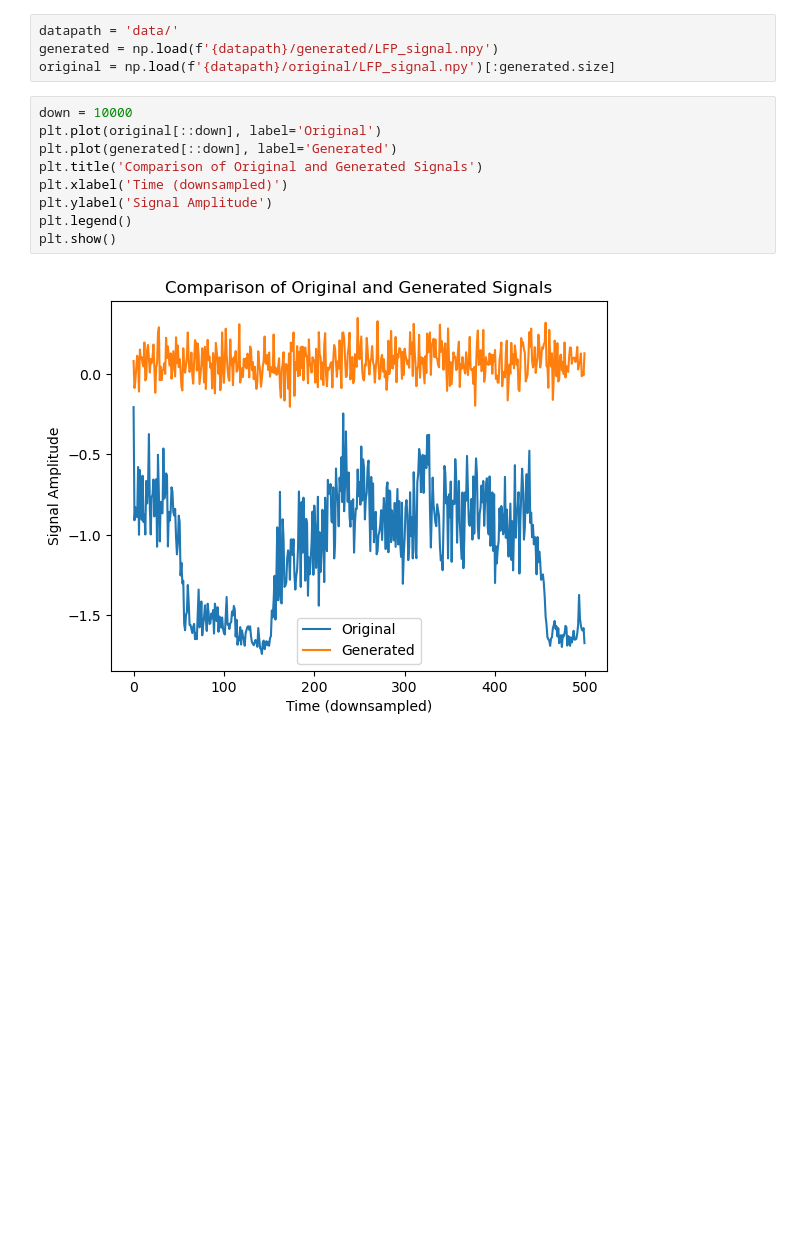
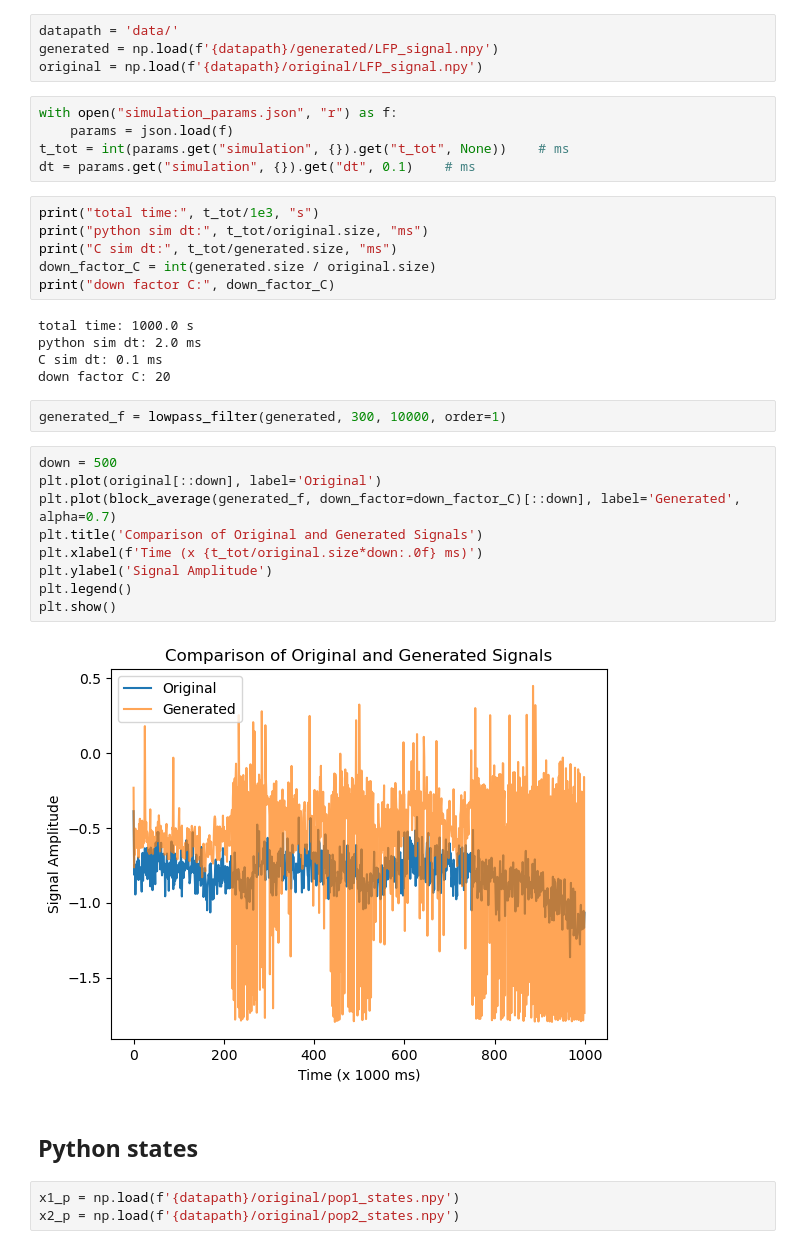
Before and after one commit to lrosati42/epileptor_micro, a Jupyter notebook: visualization.ipynb, the cells around one changed output. Drawn from its saved outputs; the diff is of its cells as text; blank space fills up the shorter version.

```diff
--- a/visualization.ipynb
+++ b/visualization.ipynb
@@ -4,15 +26,38 @@ import numpy as np
 # %%
 datapath = 'data/'
 generated = np.load(f'{datapath}/generated/LFP_signal.npy')
-original = np.load(f'{datapath}/original/LFP_signal.npy')[:generated.size]
+original = np.load(f'{datapath}/original/LFP_signal.npy')
+# %%
+with open("simulation_params.json", "r") as f:
+    params = json.load(f)
+t_tot = int(params.get("simulation", {}).get("t_tot", None))    # ms
+dt = params.get("simulation", {}).get("dt", 0.1)    # ms
+# %%
+print("total time:", t_tot/1e3, "s")
+print("python sim dt:", t_tot/original.size, "ms")
+print("C sim dt:", t_tot/generated.size, "ms")
+down_factor_C = int(generated.size / original.size)
+print("down factor C:", down_factor_C)
+# %% [output]
+total time: 1000.0 s
+python sim dt: 2.0 ms
+C sim dt: 0.1 ms
+down factor C: 20
+# %%
+generated_f = lowpass_filter(generated, 300, 10000, order=1)
 # %%
-down = 10000
+down = 500
 plt.plot(original[::down], label='Original')
-plt.plot(generated[::down], label='Generated')
+plt.plot(block_average(generated_f, down_factor=down_factor_C)[::down], label='Generated', alpha=0.7)
 plt.title('Comparison of Original and Generated Signals')
-plt.xlabel('Time (downsampled)')
+plt.xlabel(f'Time (x {t_tot/original.size*down:.0f} ms)')
 plt.ylabel('Signal Amplitude')
 plt.legend()
 plt.show()
 # %% [output]
-[figure, old version]
+[figure, new version]
+# %% [markdown]
+## Python states
+# %%
+x1_p = np.load(f'{datapath}/original/pop1_states.npy')
+x2_p = np.load(f'{datapath}/original/pop2_states.npy')
```
Also changed, not shown: parts of 10 cells of this notebook, 4 other files.
